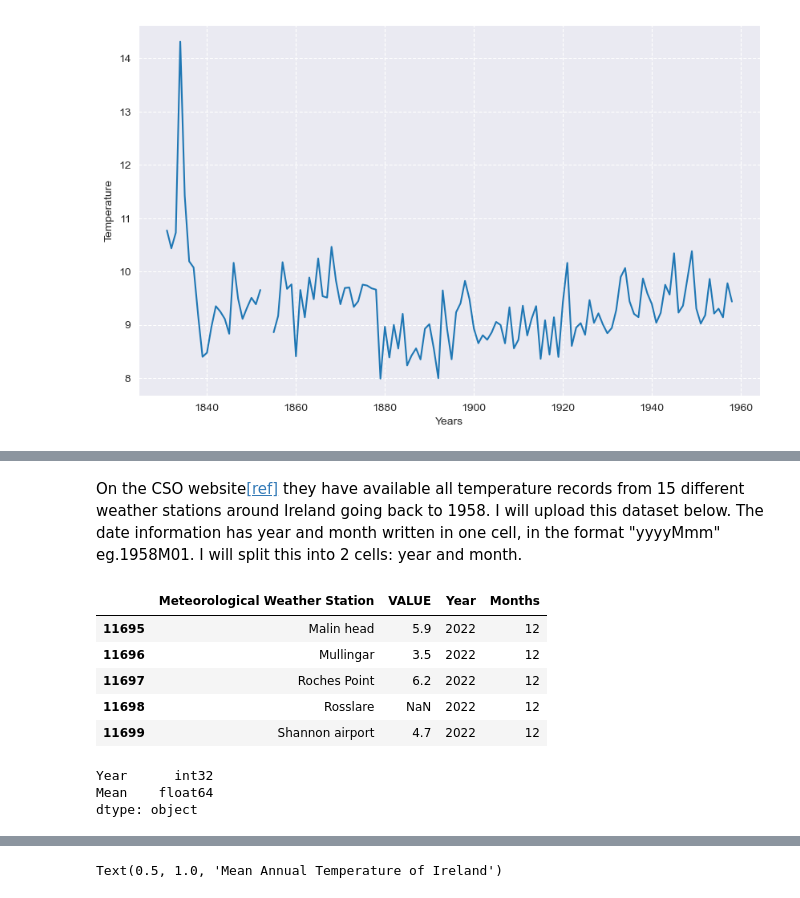
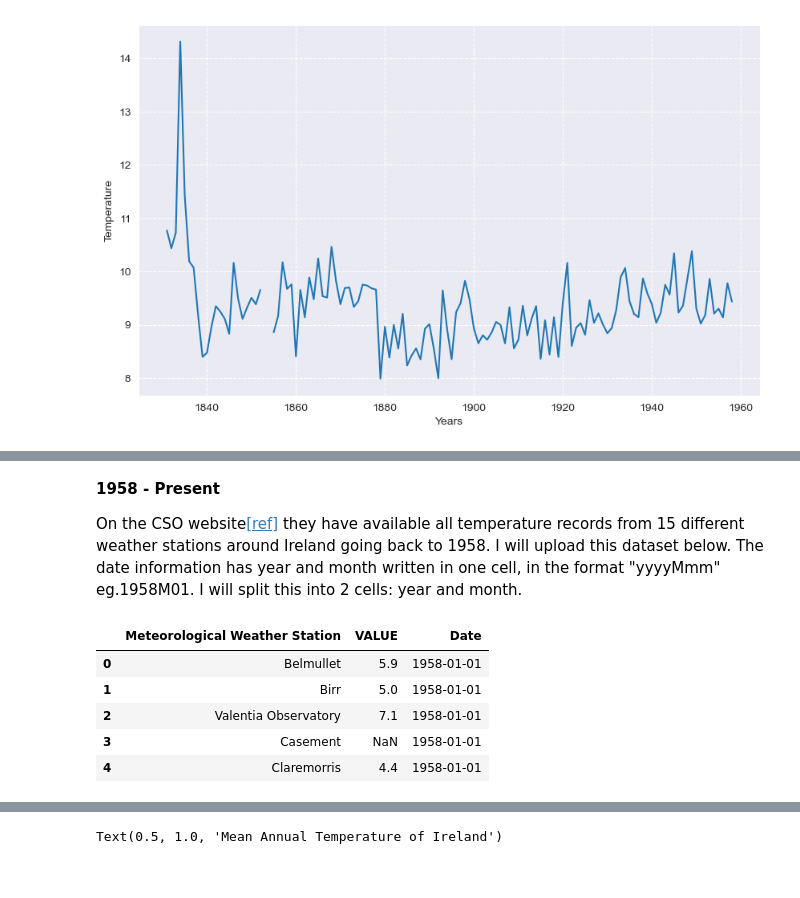
Before and after one commit to Kevin002023/PFDA--Climate-Project, a Jupyter notebook: PFDA-Project-2.ipynb, the cells around one changed output, grey strips where cells are left out. Saved outputs shown, nothing was run; the diff lists cells and outputs as text; code cells hidden in the pictures.

```diff
--- a/PFDA-Project-2.ipynb
+++ b/PFDA-Project-2.ipynb
@@ -749,26 +905,22 @@ annual_phoenix.head()
 # %% [markdown]
+**1958 - Present**
+
 On the CSO website[[ref]](https://data.cso.ie/) they have available all temperature records from 15 different weather stations around Ireland going back to 1958. I will upload this dataset below. The date information has year and month written in one cell, in the format "yyyyMmm" eg.1958M01. I will split this into 2 cells: year and month.
 # %%
 ire_temp = pd.read_csv('Datasets Used/Ireland_temp_1958-2022.csv', usecols=[1, 2, 4])
 
-#splitting intto year and month cells
-ire_temp['Year'] = (ire_temp['Month'].str.slice(0,4)).astype(int)
-ire_temp['Months'] = (ire_temp['Month'].str.slice(5, 7)).astype(int)
+# create a time series instead of yyyyMmm
+
+ire_temp['Month'] = ire_temp['Month'].str.replace('M', '-')
+ire_temp['Date'] = pd.to_datetime(ire_temp['Month'], format='%Y-%m') # create a time series
+#ire_temp['Year'] = (ire_temp['Month'].str.slice(0,4)).astype(int)
+#ire_temp['Months'] = (ire_temp['Month'].str.slice(5, 7)).astype(int)
 ire_temp= ire_temp.drop(columns= 'Month')
-ire_temp.tail()
+ire_temp.head()
 # %% [output]
-|  | Meteorological Weather Station | VALUE | Year | Months |
-| 11695 | Malin head | 5.9 | 2022 | 12 |
-| 11696 | Mullingar | 3.5 | 2022 | 12 |
-| 11697 | Roches Point | 6.2 | 2022 | 12 |
-| 11698 | Rosslare | NaN | 2022 | 12 |
-| 11699 | Shannon airport | 4.7 | 2022 | 12 |
+|  | Meteorological Weather Station | VALUE | Date |
+| 0 | Belmullet | 5.9 | 1958-01-01 |
+| 1 | Birr | 5.0 | 1958-01-01 |
+| 2 | Valentia Observatory | 7.1 | 1958-01-01 |
+| 3 | Casement | NaN | 1958-01-01 |
+| 4 | Claremorris | 4.4 | 1958-01-01 |
-# %%
-ire_temp = ire_temp.groupby('Year')['VALUE'].mean().reset_index()
-ire_temp.rename(columns={'Year':'Year', 'VALUE': 'Mean'}, inplace=True)
-#ire_temp['Year'].astype(int)
-ire_temp.dtypes
-# %% [output]
-Year      int32
-Mean    float64
-dtype: object
```
Also changed, not shown: parts of 19 cells of this notebook, 2 other files.
